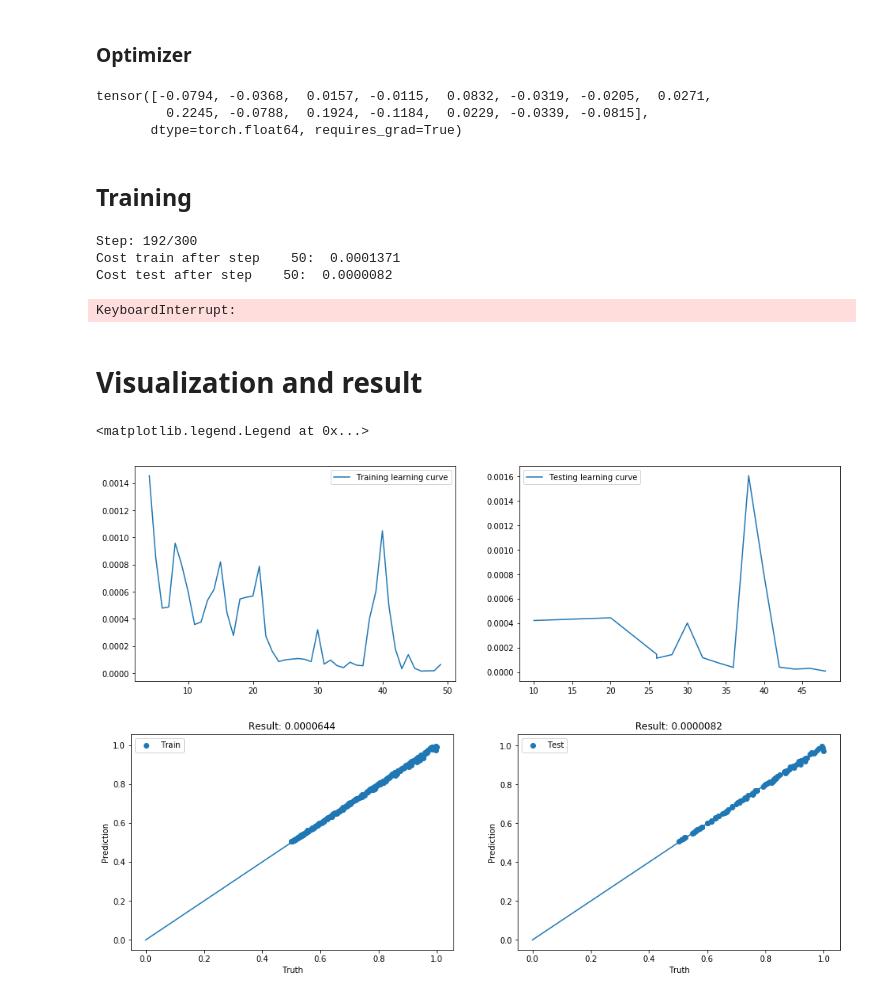
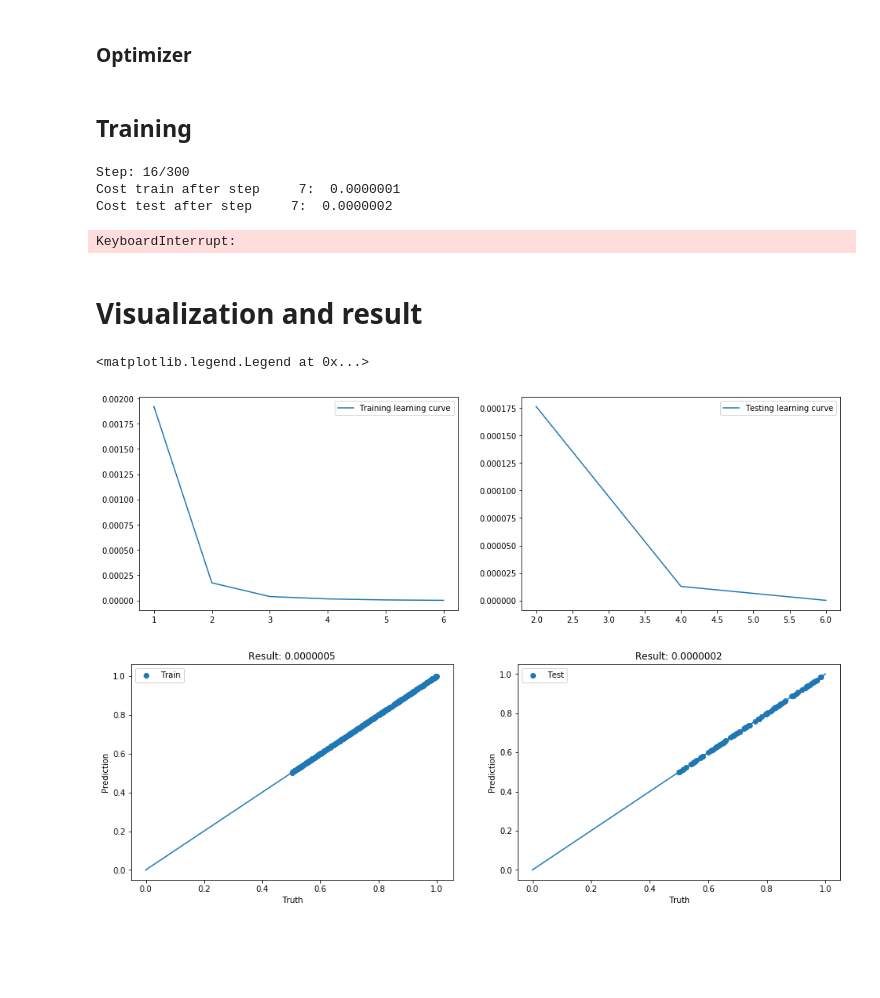
Before and after one commit to artix41/master-thesis, a Jupyter notebook: discrete-purity-network.ipynb, the cells around one changed output. Drawn from its saved outputs; the diff is of its cells as text; code cells hidden in the pictures; blank space fills up the shorter version.

```diff
--- a/discrete-purity-network.ipynb
+++ b/discrete-purity-network.ipynb
@@ -115,10 +162,12 @@ import torch.nn.functional as F
 class EndNetwork(nn.Module):
     def __init__(self, input_size, hidden_size):
         super(EndNetwork, self).__init__()
-        self.fc1 = nn.Linear(input_size, hidden_size)
-        self.fc2 = nn.Linear(hidden_size, hidden_size)
-        self.fc3 = nn.Linear(hidden_size, hidden_size)
-        self.fc4 = nn.Linear(hidden_size, 1)
+        self.fc1 = nn.Linear(input_size, 1)
+
+#         self.fc1 = nn.Linear(input_size, hidden_size)
+#         self.fc2 = nn.Linear(hidden_size, hidden_size)
+#         self.fc3 = nn.Linear(hidden_size, hidden_size)
+#         self.fc4 = nn.Linear(hidden_size, 1)
 
         for param in self.parameters():
             if len(param.shape) >= 2:
@@ -126,14 +175,16 @@ class EndNetwork(nn.Module):
 
     def forward(self, x):
         out = x.float()
-        out = F.relu(self.fc1(out))
-        out = F.relu(self.fc2(out))
-        out = F.relu(self.fc3(out))
-        out = F.relu(self.fc4(out))
+        out = self.fc1(out)
+#         out = F.relu(self.fc1(out))
+#         out = F.relu(self.fc2(out))
+#         out = F.relu(self.fc3(out))
+#         out = F.relu(self.fc4(out))
 
         return out
 # %%
-end_network = EndNetwork(len(modes_meas)+1, hidden_size)
+# end_network = EndNetwork(len(modes_meas), hidden_size)
+end_network = EndNetwork(1, hidden_size)
 # %%
 end_params = end_network.parameters()
 # %%
@@ -144,15 +195,17 @@ end_params = end_network.parameters()
 # %%
 @qml.qnode(dev1, interface='torch')
 def total_qnn(sp_params, pn_params):
-    sp_network(sp_params, [0,1])
-    sp_network(sp_params, [2,3])
-    pn_network(pn_params, modes_meas)
+#     sp_network(sp_params, [0,1])
+#     sp_network(sp_params, [2,3])
+#     pn_network(pn_params, modes_meas)
+    sp_network(sp_params, modes_sp_1)
+    sp_network(sp_params, modes_sp_2)
+    pn_network(pn_params, modes_pn)
 
-    ZZ = np.diag([1,-1,-1,1])
-#     return (qml.expval.Hermitian(ZZ, wires=modes_meas), qml.expval.PauliZ(1))
-    return tuple(qml.expval.PauliZ(mode) for mode in modes_meas) \
-         + (qml.expval.Hermitian(ZZ, wires=modes_meas),)
-#     return tuple(qml.expval.PauliZ(mode) for mode in modes_meas)
+#     ZZ = np.diag([1,-1,-1,1])
+#     return tuple(qml.expval.PauliZ(mode) for mode in modes_meas) \
+#          + (qml.expval.Hermitian(ZZ, wires=modes_meas),)
+    return tuple(qml.expval.PauliZ(mode) for mode in modes_meas)
 # %%
 def total_network(sp_params, pn_params):
     return end_network.forward(total_qnn(sp_params, pn_params))
@@ -207,12 +260,6 @@ def cost_total(params):
 ### Optimizer
 # %%
 opt = torch.optim.Adam([pn_params] + list(end_network.parameters()), lr = 0.1)
-# %%
-pn_params
-# %% [output]
-tensor([-0.0794, -0.0368,  0.0157, -0.0115,  0.0832, -0.0319, -0.0205,  0.0271,
-         0.2245, -0.0788,  0.1924, -0.1184,  0.0229, -0.0339, -0.0815],
-       dtype=torch.float64, requires_grad=True)
 # %% [markdown]
 ## Training
 # %%
@@ -223,7 +270,7 @@ iter_test_list = []
 i = 0
 # %%
 nb_epochs = 30000
-lr = 100e-4
+lr = 50e-4
 batch_size = 16
 n_iters_test = 2
 opt.lr = lr
@@ -268,28 +315,28 @@ for i in range(i, nb_epochs+i):
 
 i = i+1
 # %% [output]
-Step: 192/300
-Cost train after step    50:  0.0001371
-Cost test after step    50:  0.0000082
+Step: 16/300
+Cost train after step     7:  0.0000001
+Cost test after step     7:  0.0000002
 KeyboardInterrupt:
 # %% [markdown]
 # Visualization and result
 # %%
-start = 4
+start = 1
 plt.rcParams['figure.figsize'] = (16,5)
 
 plt.subplot(1,2,1)
 plt.plot(iter_train_list[start:], cost_train_list[start:],
          label="Training learning curve")
 plt.legend()
 
 plt.subplot(1,2,2)
 plt.plot(iter_test_list[np.where(np.array(iter_test_list) >= start)[0][0]:], cost_test_list[np.where(np.array(iter_test_list) >= start)[0][0]:],
          label="Testing learning curve")
 plt.legend()
 # %% [output]
 <matplotlib.legend.Legend at 0x...>
-[figure, old version]
+[figure, new version]
 # %%
 plt.rcParams['figure.figsize'] = (16,5)
 
```
Also changed, not shown: parts of 11 cells of this notebook, 13 other files.
